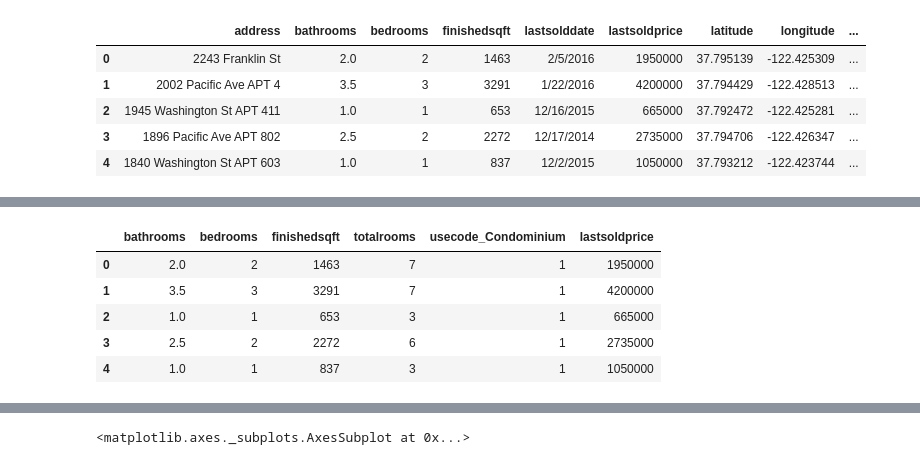
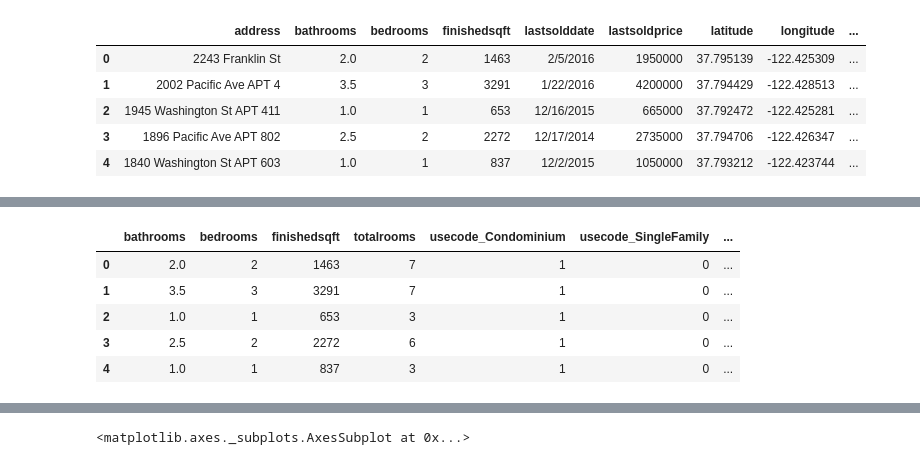
Before and after one commit to jeffprosise/Machine-Learning, a Jupyter notebook: Multiple Linear Regression.ipynb, the cells around one changed output, grey strips where cells are left out. Saved outputs shown, nothing was run; the diff lists cells and outputs as text; code cells hidden in the pictures.

```diff
--- a/Multple Linear Regression.ipynb
+++ b/Multiple Linear Regression.ipynb
@@ -1,7 +1,7 @@
 # %%
 import pandas as pd
 
-df = pd.read_csv('pacific-heights.csv')
+df = pd.read_csv('Data/pacific-heights.csv')
 df.head()
 # %% [output]
 |  | address | bathrooms | bedrooms | finishedsqft | lastsolddate | lastsoldprice | latitude | longitude | ... |
@@ -60,12 +60,12 @@ usecode_Condominium       -0.598575
 Name: lastsoldprice, dtype: float64
 # %%
 # Filter the dataset down to the most significant columns
-df = df[['bathrooms', 'bedrooms', 'finishedsqft', 'totalrooms', 'usecode_Condominium', 'lastsoldprice']]
+df = df[['bathrooms', 'bedrooms', 'finishedsqft', 'totalrooms', 'usecode_Condominium', 'usecode_SingleFamily', 'lastsoldprice']]
 df.head()
 # %% [output]
-|  | bathrooms | bedrooms | finishedsqft | totalrooms | usecode_Condominium | lastsoldprice |
-| 0 | 2.0 | 2 | 1463 | 7 | 1 | 1950000 |
-| 1 | 3.5 | 3 | 3291 | 7 | 1 | 4200000 |
-| 2 | 1.0 | 1 | 653 | 3 | 1 | 665000 |
-| 3 | 2.5 | 2 | 2272 | 6 | 1 | 2735000 |
-| 4 | 1.0 | 1 | 837 | 3 | 1 | 1050000 |
+|  | bathrooms | bedrooms | finishedsqft | totalrooms | usecode_Condominium | usecode_SingleFamily | ... |
+| 0 | 2.0 | 2 | 1463 | 7 | 1 | 0 | ... |
+| 1 | 3.5 | 3 | 3291 | 7 | 1 | 0 | ... |
+| 2 | 1.0 | 1 | 653 | 3 | 1 | 0 | ... |
+| 3 | 2.5 | 2 | 2272 | 6 | 1 | 0 | ... |
+| 4 | 1.0 | 1 | 837 | 3 | 1 | 0 | ... |
```
Also changed, not shown: parts of 6 cells of this notebook, 5 other files.
